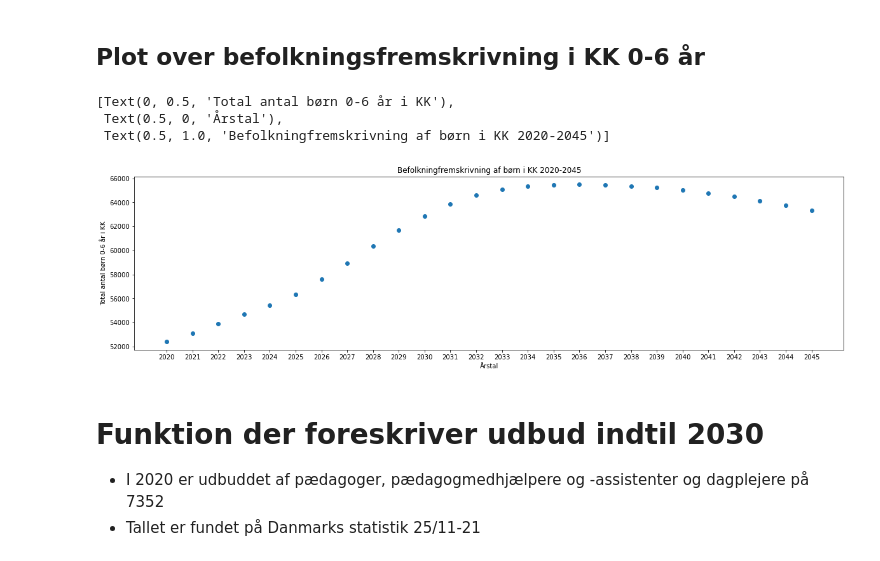
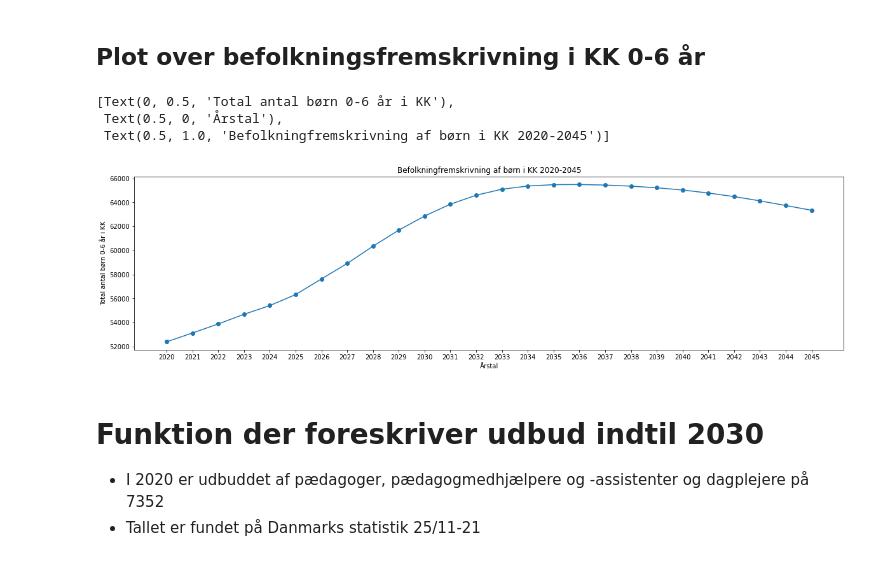
Before and after one commit to MariaSilke/DO21Eksamen, a Jupyter notebook: Normeringer 2.ipynb, the cells around one changed output. Drawn from its saved outputs; the diff is of its cells as text; code cells hidden in the pictures.

```diff
--- a/Normeringer 2.ipynb
+++ b/Normeringer 2.ipynb
@@ -261,14 +269,18 @@ befolkningsfremskrivning_plot
 # %% [markdown]
 ## Plot over befolkningsfremskrivning i KK 0-6 år
 # %%
+# Plot over befolkningfremskrivningen i KK for 0-6 årige børn
 fig, ax = plt.subplots(figsize=(20, 5))
-ax.scatter(x=befolkningsfremskrivning_plot['Årstal'], y=befolkningsfremskrivning_plot['Børn i alt'])
+x3 = befolkningsfremskrivning_plot['Årstal']
+y3 = befolkningsfremskrivning_plot['Børn i alt']
+ax.scatter(x3, y3)
+ax.plot(x3, y3)
 ax.set(xlabel='Årstal', ylabel='Total antal børn 0-6 år i KK', title='Befolkningfremskrivning af børn i KK 2020-2045')
 # %% [output]
 [Text(0, 0.5, 'Total antal børn 0-6 år i KK'),
  Text(0.5, 0, 'Årstal'),
  Text(0.5, 1.0, 'Befolkningfremskrivning af børn i KK 2020-2045')]
-[figure, old version]
+[figure, new version]
 # %% [markdown]
 # Funktion der foreskriver udbud indtil 2030
 - I 2020 er udbuddet af pædagoger, pædagogmedhjælpere og -assistenter og dagplejere på 7352
```
Also changed, not shown: parts of 6 cells of this notebook.
